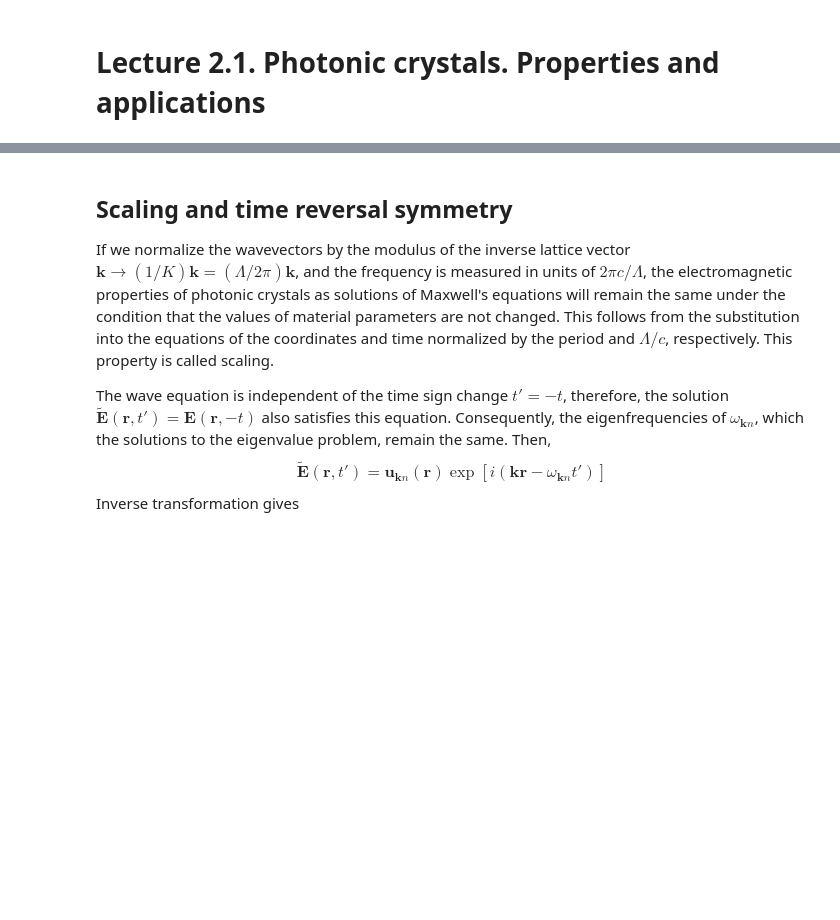
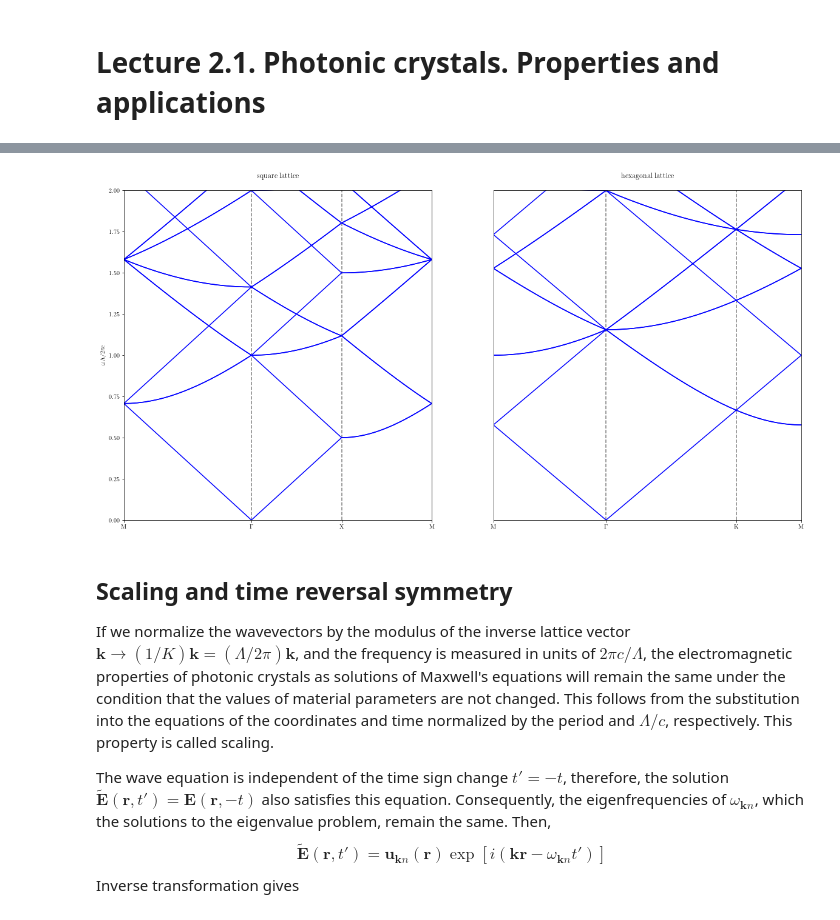
Before and after one commit to aashcher/ANMOP, a Jupyter notebook: nb_en/Photonic crystals 1. General properties and applications.ipynb, the cells around one changed output, grey strips where cells are left out. Saved outputs shown, nothing was run; the diff lists cells and outputs as text; code cells hidden in the pictures; blank space fills up the shorter version.

```diff
--- a/nb_en/Photonic crystals 1. General properties and applications.ipynb
+++ b/nb_en/Photonic crystals 1. General properties and applications.ipynb
@@ -84,3 +84,7 @@ For example, for a square lattice, the two periods are given by the vectors $\bo
+# %%
+ela.plot_empty_lattice_dispersion()
+# %% [output]
+[figure, added]
 # %% [markdown]
 ## Scaling and time reversal symmetry
 
```
Also changed, not shown: parts of 2 cells of this notebook, 2 other files.
